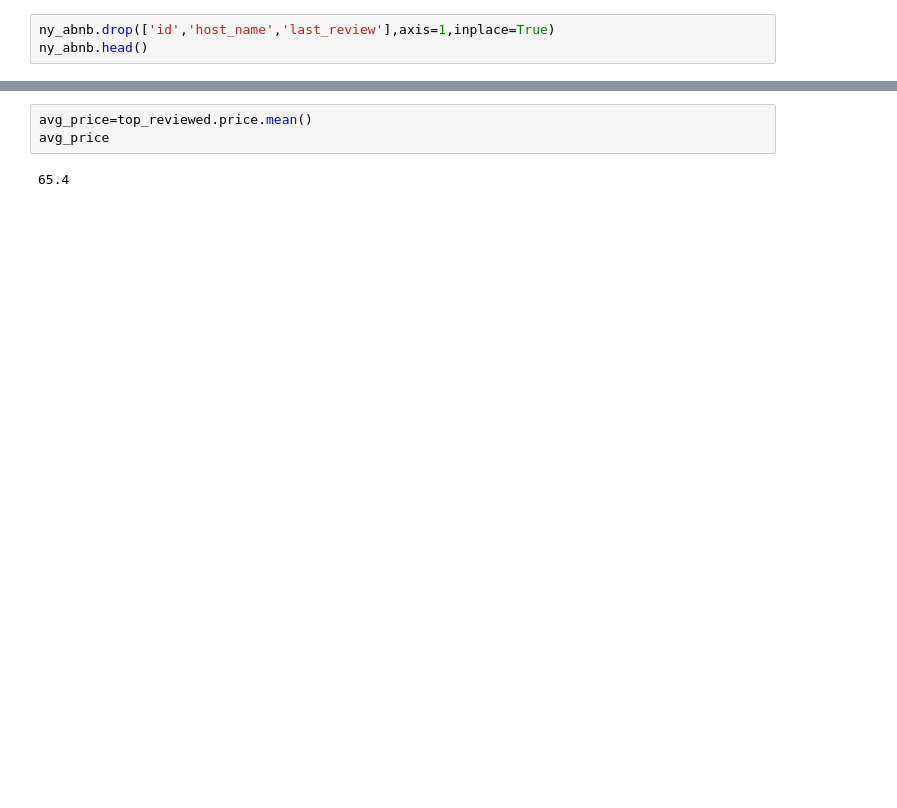
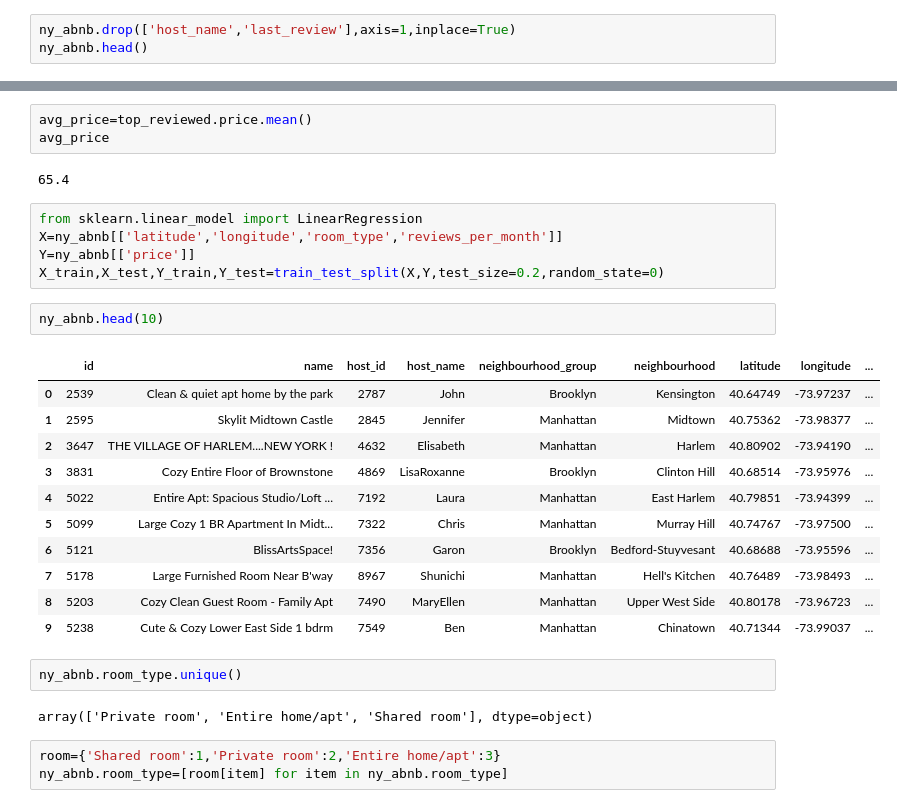
Before and after one commit to fawad1331/Data-Analysis, a Jupyter notebook: Airbnb_data_analysis.ipynb, the cells around one changed output, grey strips where cells are left out. Cells and saved outputs as stored; diff of their text form; blank space fills up the shorter version.

```diff
--- a/Airbnb_data_analysis.ipynb
+++ b/Airbnb_data_analysis.ipynb
@@ -78,6 +77,6 @@ calculated_host_listings_count        0
 availability_365                      0
 dtype: int64
 # %%
-ny_abnb.drop(['id','host_name','last_review'],axis=1,inplace=True)
+ny_abnb.drop(['host_name','last_review'],axis=1,inplace=True)
 ny_abnb.head()
 # %% [output]
@@ -203,3 +199,29 @@ avg_price=top_reviewed.price.mean()
 avg_price
 # %% [output]
 65.4
+# %%
+from sklearn.linear_model import LinearRegression
+X=ny_abnb[['latitude','longitude','room_type','reviews_per_month']]
+Y=ny_abnb[['price']]
+X_train,X_test,Y_train,Y_test=train_test_split(X,Y,test_size=0.2,random_state=0)
+# %%
+ny_abnb.head(10)
+# %% [output]
+|  | id | name | host_id | host_name | neighbourhood_group | neighbourhood | latitude | longitude | ... |
+| 0 | 2539 | Clean & quiet apt home by the park | 2787 | John | Brooklyn | Kensington | 40.64749 | -73.97237 | ... |
+| 1 | 2595 | Skylit Midtown Castle | 2845 | Jennifer | Manhattan | Midtown | 40.75362 | -73.98377 | ... |
+| 2 | 3647 | THE VILLAGE OF HARLEM....NEW YORK ! | 4632 | Elisabeth | Manhattan | Harlem | 40.80902 | -73.94190 | ... |
+| 3 | 3831 | Cozy Entire Floor of Brownstone | 4869 | LisaRoxanne | Brooklyn | Clinton Hill | 40.68514 | -73.95976 | ... |
+| 4 | 5022 | Entire Apt: Spacious Studio/Loft ... | 7192 | Laura | Manhattan | East Harlem | 40.79851 | -73.94399 | ... |
+| 5 | 5099 | Large Cozy 1 BR Apartment In Midt... | 7322 | Chris | Manhattan | Murray Hill | 40.74767 | -73.97500 | ... |
+| 6 | 5121 | BlissArtsSpace! | 7356 | Garon | Brooklyn | Bedford-Stuyvesant | 40.68688 | -73.95596 | ... |
+| 7 | 5178 | Large Furnished Room Near B'way | 8967 | Shunichi | Manhattan | Hell's Kitchen | 40.76489 | -73.98493 | ... |
+| 8 | 5203 | Cozy Clean Guest Room - Family Apt | 7490 | MaryEllen | Manhattan | Upper West Side | 40.80178 | -73.96723 | ... |
+| 9 | 5238 | Cute & Cozy Lower East Side 1 bdrm | 7549 | Ben | Manhattan | Chinatown | 40.71344 | -73.99037 | ... |
+# %%
+ny_abnb.room_type.unique()
+# %% [output]
+array(['Private room', 'Entire home/apt', 'Shared room'], dtype=object)
+# %%
+room={'Shared room':1,'Private room':2,'Entire home/apt':3}
+ny_abnb.room_type=[room[item] for item in ny_abnb.room_type]
```
Also changed, not shown: parts of 15 cells of this notebook.
